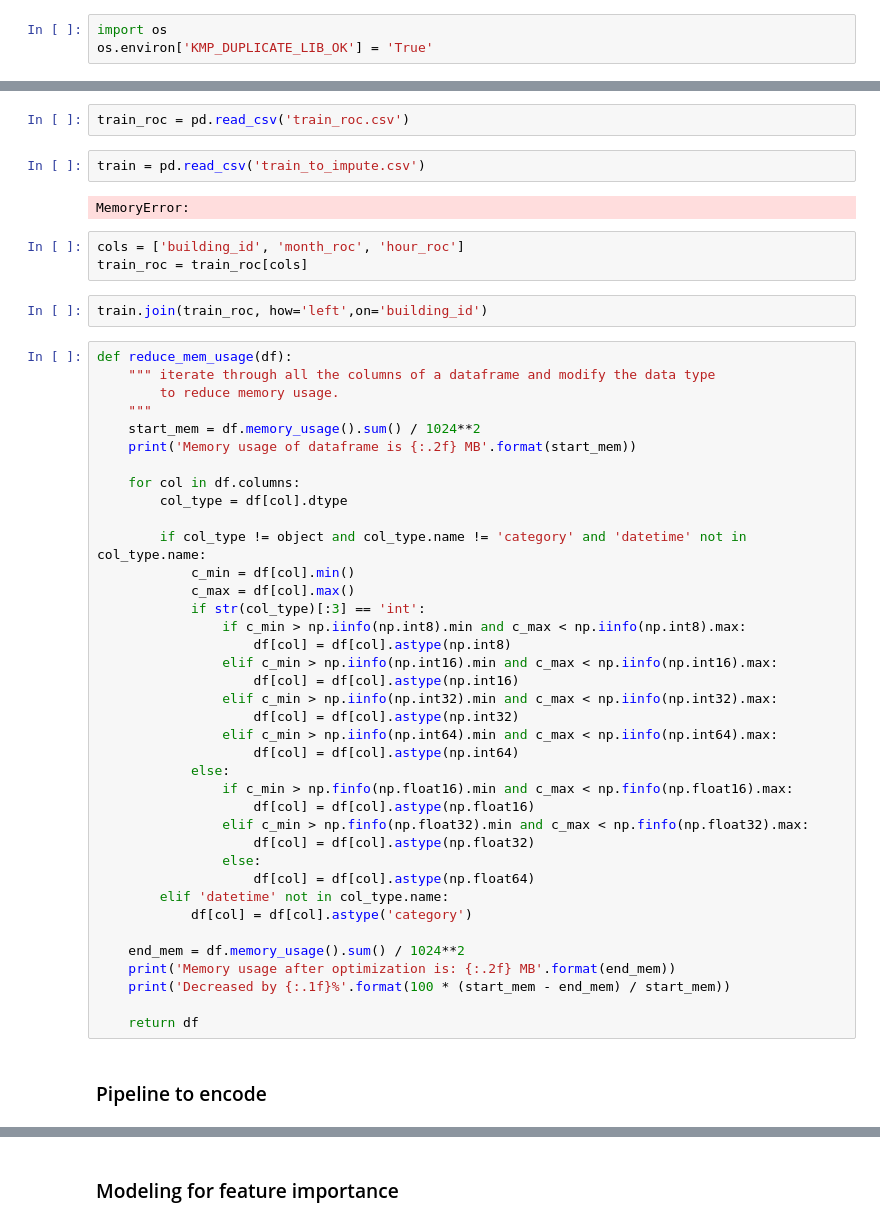
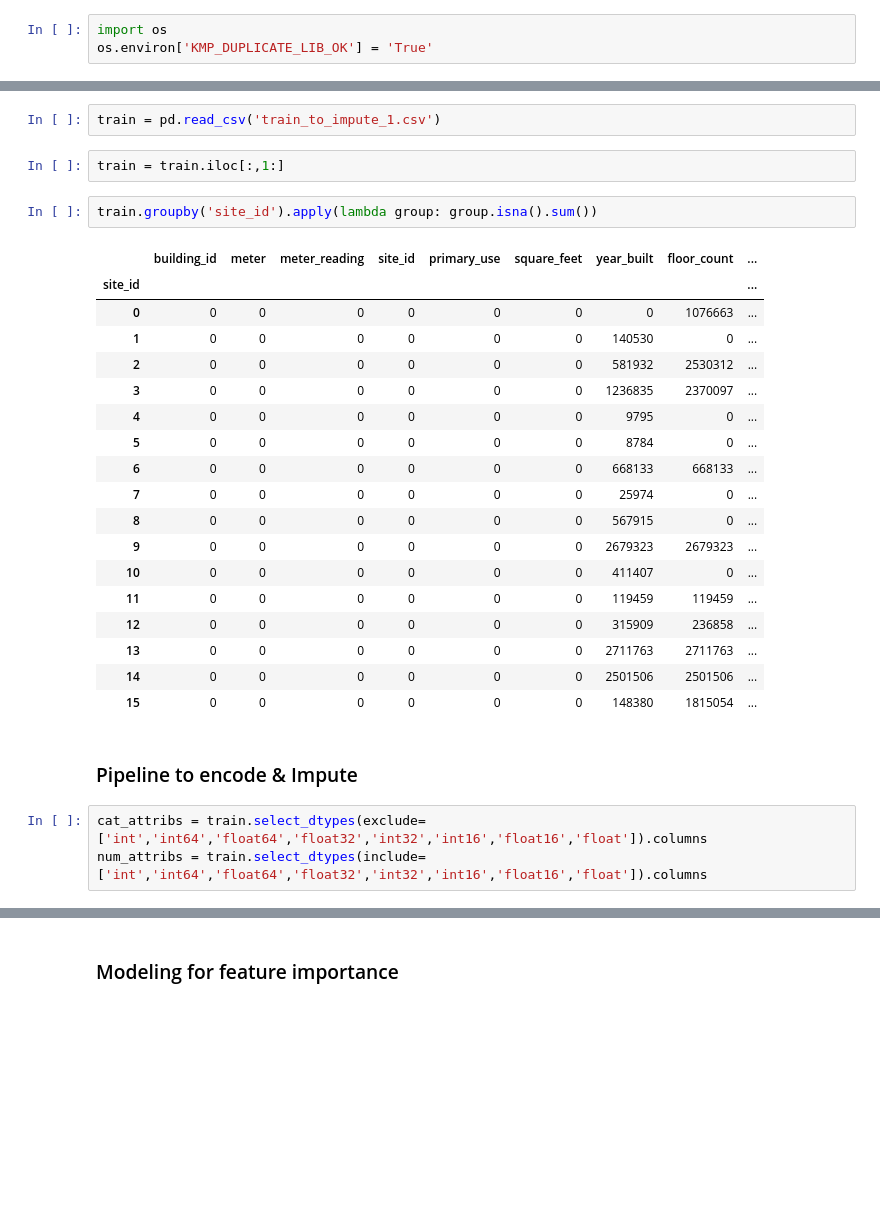
Before and after one commit to Luke-Gray/ASHRAE, a Jupyter notebook: Imputation & Encoding Pipeline.ipynb, the cells around one changed output, grey strips where cells are left out. Drawn from its saved outputs; the diff is of its cells as text; blank space fills up the shorter version.

```diff
--- a/Imputation & Encoding Pipeline.ipynb
+++ b/Imputation & Encoding Pipeline.ipynb
@@ -34,51 +28,30 @@ MemoryError:
 # %%
-train_roc = pd.read_csv('train_roc.csv')
+train = pd.read_csv('train_to_impute_1.csv')
-# %%
-train = pd.read_csv('train_to_impute.csv')
-# %% [output]
-MemoryError:
-# %%
-cols = ['building_id', 'month_roc', 'hour_roc']
-train_roc = train_roc[cols]
-# %%
-train.join(train_roc, how='left',on='building_id')
-# %%
-def reduce_mem_usage(df):
-    """ iterate through all the columns of a dataframe and modify the data type
-        to reduce memory usage.
-    """
-    start_mem = df.memory_usage().sum() / 1024**2
-    print('Memory usage of dataframe is {:.2f} MB'.format(start_mem))
-
-    for col in df.columns:
-        col_type = df[col].dtype
-
-        if col_type != object and col_type.name != 'category' and 'datetime' not in col_type.name:
-            c_min = df[col].min()
-            c_max = df[col].max()
-            if str(col_type)[:3] == 'int':
-                if c_min > np.iinfo(np.int8).min and c_max < np.iinfo(np.int8).max:
-                    df[col] = df[col].astype(np.int8)
-                elif c_min > np.iinfo(np.int16).min and c_max < np.iinfo(np.int16).max:
-                    df[col] = df[col].astype(np.int16)
-                elif c_min > np.iinfo(np.int32).min and c_max < np.iinfo(np.int32).max:
-                    df[col] = df[col].astype(np.int32)
-                elif c_min > np.iinfo(np.int64).min and c_max < np.iinfo(np.int64).max:
-                    df[col] = df[col].astype(np.int64)
-            else:
-                if c_min > np.finfo(np.float16).min and c_max < np.finfo(np.float16).max:
-                    df[col] = df[col].astype(np.float16)
-                elif c_min > np.finfo(np.float32).min and c_max < np.finfo(np.float32).max:
-                    df[col] = df[col].astype(np.float32)
-                else:
-                    df[col] = df[col].astype(np.float64)
-        elif 'datetime' not in col_type.name:
-            df[col] = df[col].astype('category')
-
-    end_mem = df.memory_usage().sum() / 1024**2
-    print('Memory usage after optimization is: {:.2f} MB'.format(end_mem))
-    print('Decreased by {:.1f}%'.format(100 * (start_mem - end_mem) / start_mem))
-
-    return df
+# %%
+train = train.iloc[:,1:]
+# %%
+train.groupby('site_id').apply(lambda group: group.isna().sum())
+# %% [output]
+|  | building_id | meter | meter_reading | site_id | primary_use | square_feet | year_built | floor_count | ... |
+| site_id |  |  |  |  |  |  |  |  | ... |
+| 0 | 0 | 0 | 0 | 0 | 0 | 0 | 0 | 1076663 | ... |
+| 1 | 0 | 0 | 0 | 0 | 0 | 0 | 140530 | 0 | ... |
+| 2 | 0 | 0 | 0 | 0 | 0 | 0 | 581932 | 2530312 | ... |
+| 3 | 0 | 0 | 0 | 0 | 0 | 0 | 1236835 | 2370097 | ... |
+| 4 | 0 | 0 | 0 | 0 | 0 | 0 | 9795 | 0 | ... |
+| 5 | 0 | 0 | 0 | 0 | 0 | 0 | 8784 | 0 | ... |
+| 6 | 0 | 0 | 0 | 0 | 0 | 0 | 668133 | 668133 | ... |
+| 7 | 0 | 0 | 0 | 0 | 0 | 0 | 25974 | 0 | ... |
+| 8 | 0 | 0 | 0 | 0 | 0 | 0 | 567915 | 0 | ... |
+| 9 | 0 | 0 | 0 | 0 | 0 | 0 | 2679323 | 2679323 | ... |
+| 10 | 0 | 0 | 0 | 0 | 0 | 0 | 411407 | 0 | ... |
+| 11 | 0 | 0 | 0 | 0 | 0 | 0 | 119459 | 119459 | ... |
+| 12 | 0 | 0 | 0 | 0 | 0 | 0 | 315909 | 236858 | ... |
+| 13 | 0 | 0 | 0 | 0 | 0 | 0 | 2711763 | 2711763 | ... |
+| 14 | 0 | 0 | 0 | 0 | 0 | 0 | 2501506 | 2501506 | ... |
+| 15 | 0 | 0 | 0 | 0 | 0 | 0 | 148380 | 1815054 | ... |
 # %% [markdown]
-### Pipeline to encode
+### Pipeline to encode & Impute
+# %%
+cat_attribs = train.select_dtypes(exclude=['int','int64','float64','float32','int32','int16','float16','float']).columns
+num_attribs = train.select_dtypes(include=['int','int64','float64','float32','int32','int16','float16','float']).columns
```
Also changed, not shown: parts of 4 cells of this notebook, 1 other file.
